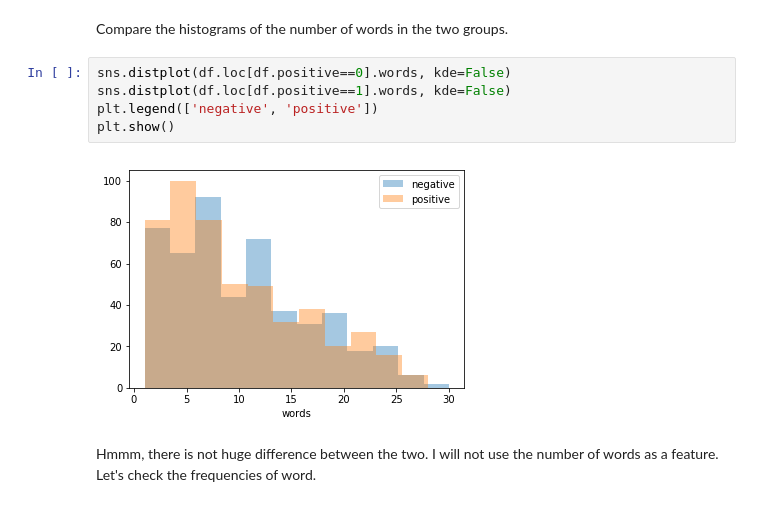
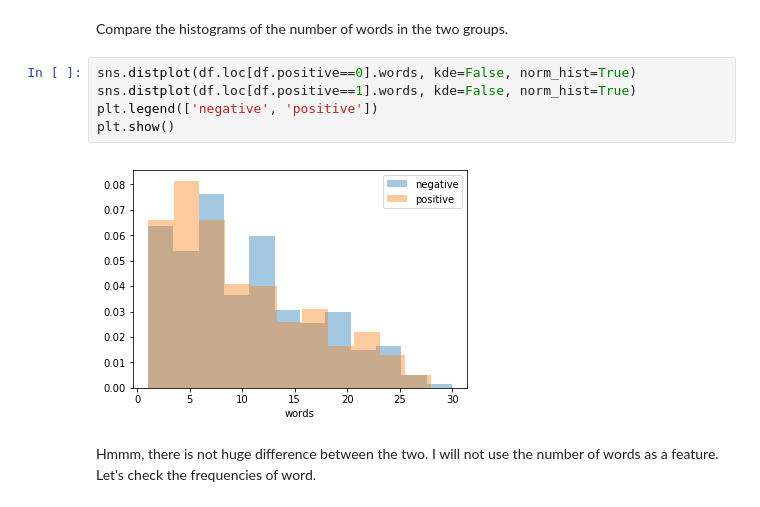
Before and after one commit to LegendaryKim/Thinkful_DSBootCamp, a Jupyter notebook: Challenge_2_2_7_Feedback_analysis.ipynb, the cells around one changed output. Saved outputs shown, nothing was run; the diff lists cells and outputs as text.

```diff
--- a/Challenge_2_2_7_Feedback_analysis.ipynb
+++ b/Challenge_2_2_7_Feedback_analysis.ipynb
@@ -156,12 +156,12 @@ df[['positive', 'words']].head(20)
 # %% [markdown]
 Compare the histograms of the number of words in the two groups.
 # %%
-sns.distplot(df.loc[df.positive==0].words, kde=False)
-sns.distplot(df.loc[df.positive==1].words, kde=False)
+sns.distplot(df.loc[df.positive==0].words, kde=False, norm_hist=True)
+sns.distplot(df.loc[df.positive==1].words, kde=False, norm_hist=True)
 plt.legend(['negative', 'positive'])
 plt.show()
 # %% [output]
-[figure, old version]
+[figure, new version]
 # %% [markdown]
 Hmmm, there is not huge difference between the two. I will not use the number of words as a feature. Let's check the frequencies of word.
 # %%
```
Also changed, not shown: parts of 16 cells of this notebook.
